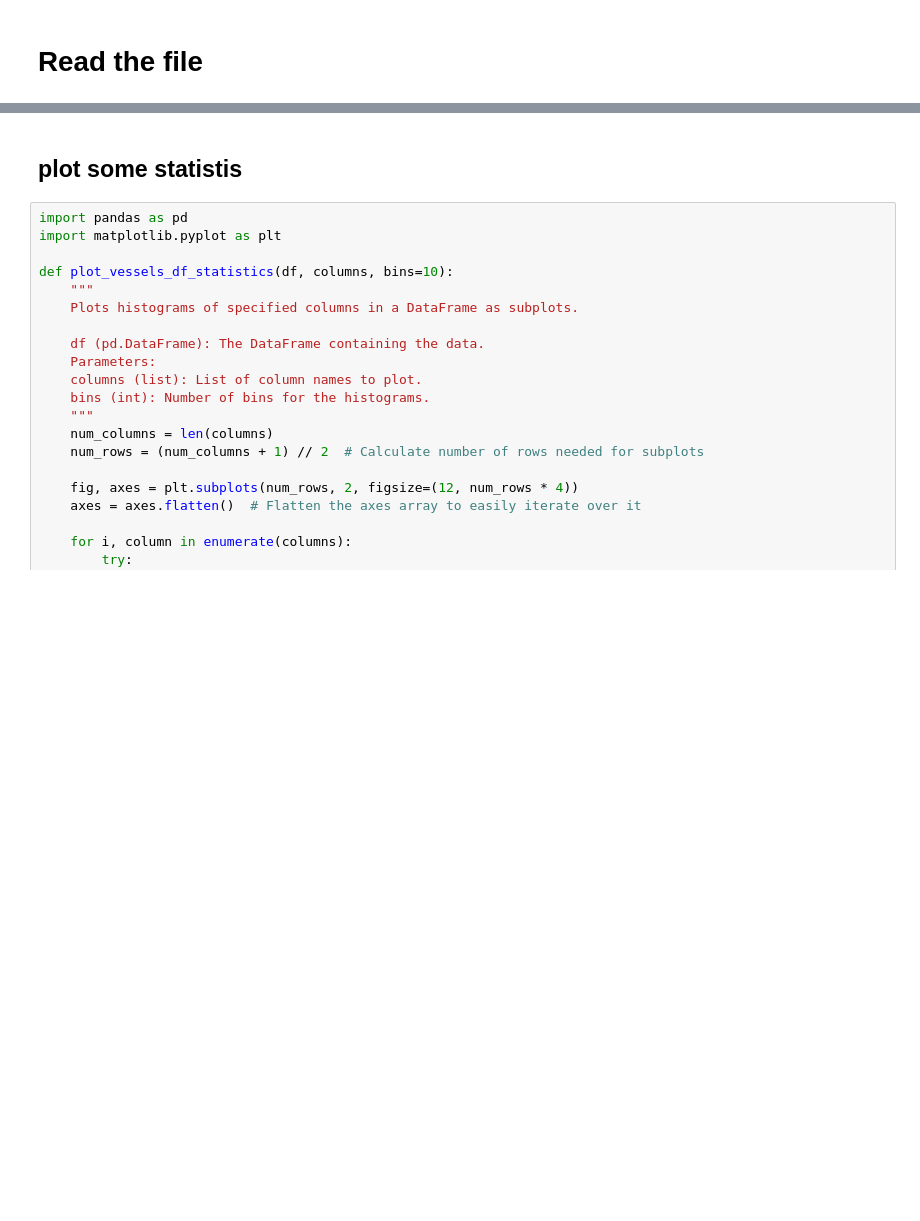
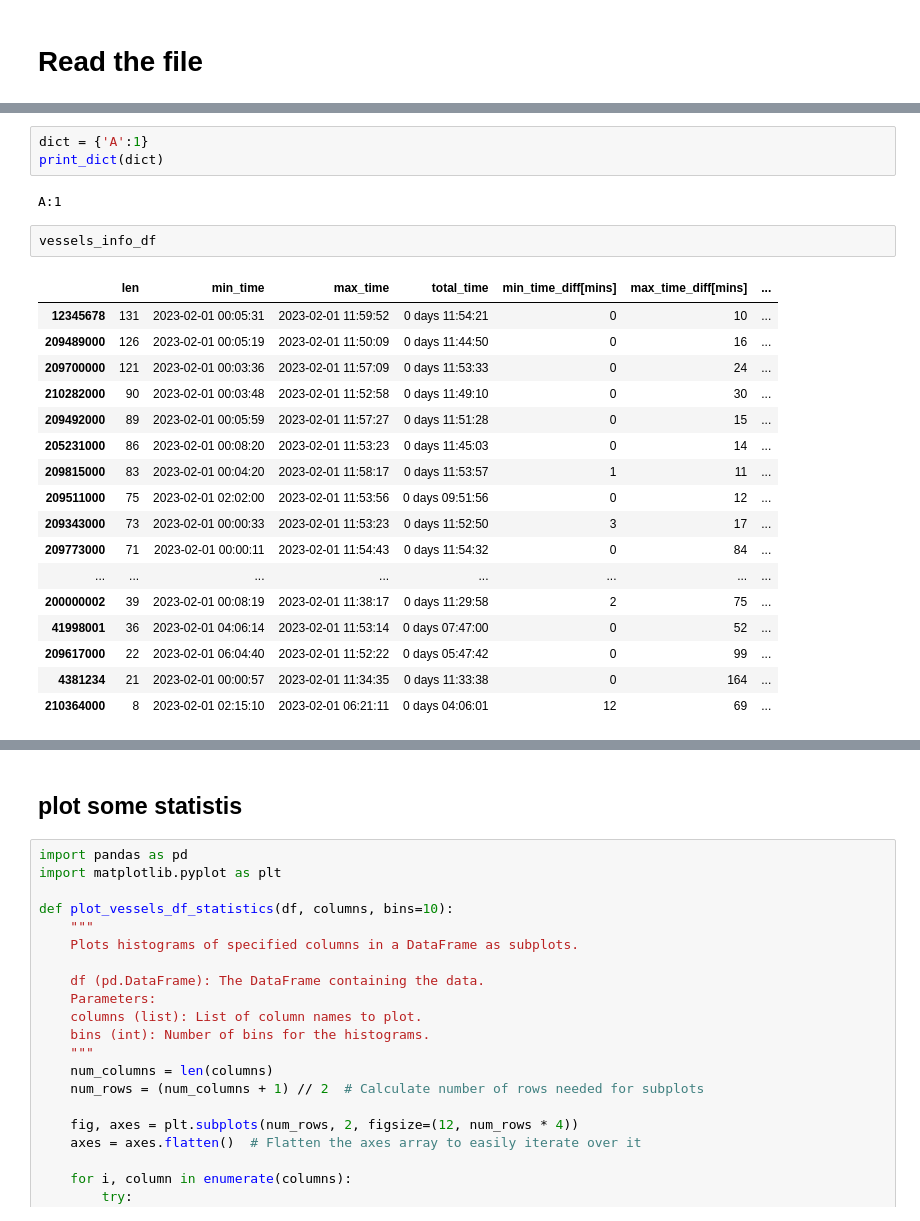
Before and after one commit to giladdanin10/tip-and-que-ships-personal, a Jupyter notebook: explore AIS.ipynb, the cells around one changed output, grey strips where cells are left out. Drawn from its saved outputs; the diff is of its cells as text; blank space fills up the shorter version.

```diff
--- a/explore AIS.ipynb
+++ b/explore AIS.ipynb
@@ -668,0 +733,25 @@ NameError: name 'vessels_df' is not defined
+# %%
+dict = {'A':1}
+print_dict(dict)
+# %% [output]
+A:1
+# %%
+vessels_info_df
+# %% [output]
+|  | len | min_time | max_time | total_time | min_time_diff[mins] | max_time_diff[mins] | ... |
+| 12345678 | 131 | 2023-02-01 00:05:31 | 2023-02-01 11:59:52 | 0 days 11:54:21 | 0 | 10 | ... |
+| 209489000 | 126 | 2023-02-01 00:05:19 | 2023-02-01 11:50:09 | 0 days 11:44:50 | 0 | 16 | ... |
+| 209700000 | 121 | 2023-02-01 00:03:36 | 2023-02-01 11:57:09 | 0 days 11:53:33 | 0 | 24 | ... |
+| 210282000 | 90 | 2023-02-01 00:03:48 | 2023-02-01 11:52:58 | 0 days 11:49:10 | 0 | 30 | ... |
+| 209492000 | 89 | 2023-02-01 00:05:59 | 2023-02-01 11:57:27 | 0 days 11:51:28 | 0 | 15 | ... |
+| 205231000 | 86 | 2023-02-01 00:08:20 | 2023-02-01 11:53:23 | 0 days 11:45:03 | 0 | 14 | ... |
+| 209815000 | 83 | 2023-02-01 00:04:20 | 2023-02-01 11:58:17 | 0 days 11:53:57 | 1 | 11 | ... |
+| 209511000 | 75 | 2023-02-01 02:02:00 | 2023-02-01 11:53:56 | 0 days 09:51:56 | 0 | 12 | ... |
+| 209343000 | 73 | 2023-02-01 00:00:33 | 2023-02-01 11:53:23 | 0 days 11:52:50 | 3 | 17 | ... |
+| 209773000 | 71 | 2023-02-01 00:00:11 | 2023-02-01 11:54:43 | 0 days 11:54:32 | 0 | 84 | ... |
+| ... | ... | ... | ... | ... | ... | ... | ... |
+| 200000002 | 39 | 2023-02-01 00:08:19 | 2023-02-01 11:38:17 | 0 days 11:29:58 | 2 | 75 | ... |
+| 41998001 | 36 | 2023-02-01 04:06:14 | 2023-02-01 11:53:14 | 0 days 07:47:00 | 0 | 52 | ... |
+| 209617000 | 22 | 2023-02-01 06:04:40 | 2023-02-01 11:52:22 | 0 days 05:47:42 | 0 | 99 | ... |
+| 4381234 | 21 | 2023-02-01 00:00:57 | 2023-02-01 11:34:35 | 0 days 11:33:38 | 0 | 164 | ... |
+| 210364000 | 8 | 2023-02-01 02:15:10 | 2023-02-01 06:21:11 | 0 days 04:06:01 | 12 | 69 | ... |
```
Also changed, not shown: parts of 32 cells of this notebook.
